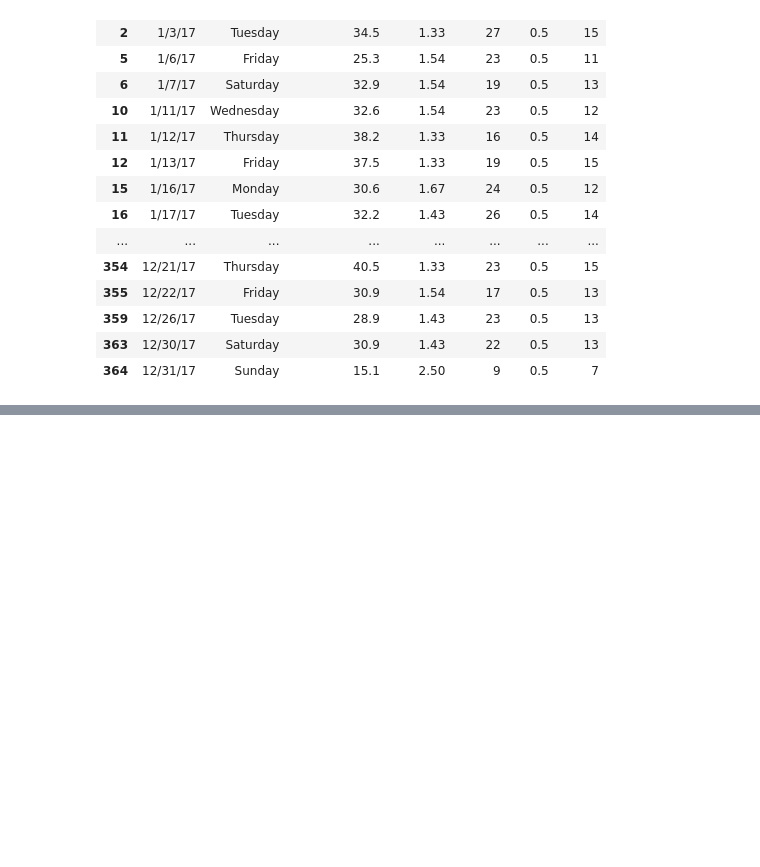
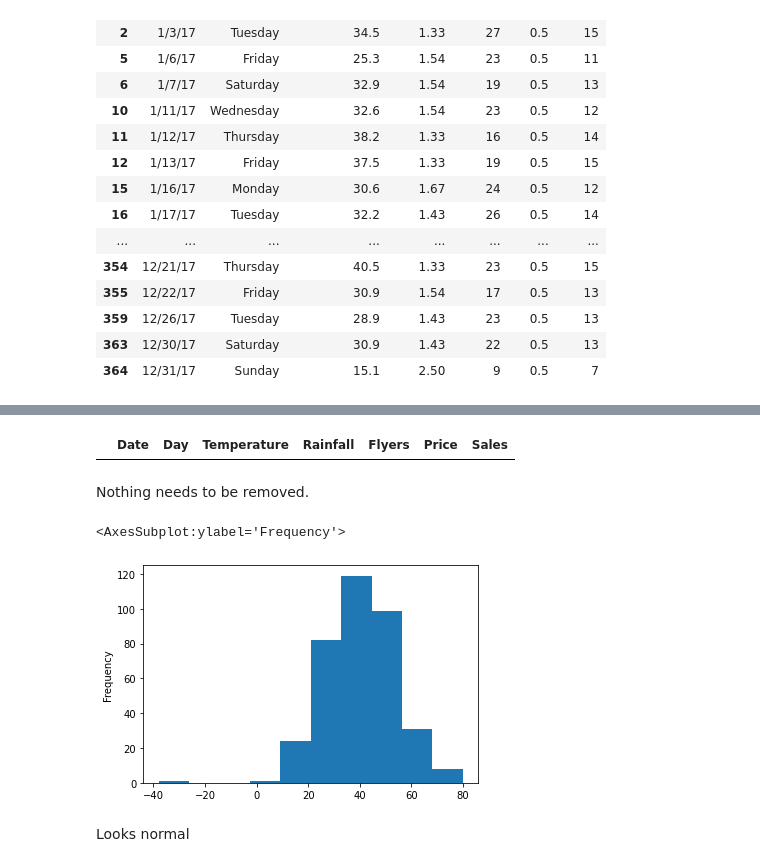
Before and after one commit to paigerackley/anomoly-detection-exercises, a Jupyter notebook: continuous_probabilistic_methods.ipynb, the cells around one changed output, grey strips where cells are left out. Drawn from its saved outputs; the diff is of its cells as text; code cells hidden in the pictures; blank space fills up the shorter version.

```diff
--- a/continuous_probabilistic_methods.ipynb
+++ b/continuous_probabilistic_methods.ipynb
@@ -178,0 +351,13 @@ df[df.Rainfall > rain_upper]
+# %%
+df[zscores < -2]
+# %% [output]
+|  | Date | Day | Temperature | Rainfall | Flyers | Price | Sales |
+# %% [markdown]
+Nothing needs to be removed.
+# %%
+df.Flyers.plot(kind = 'hist')
+# %% [output]
+<AxesSubplot:ylabel='Frequency'>
+[figure, added]
+# %% [markdown]
+Looks normal
```
Also changed, not shown: parts of 55 cells of this notebook.
